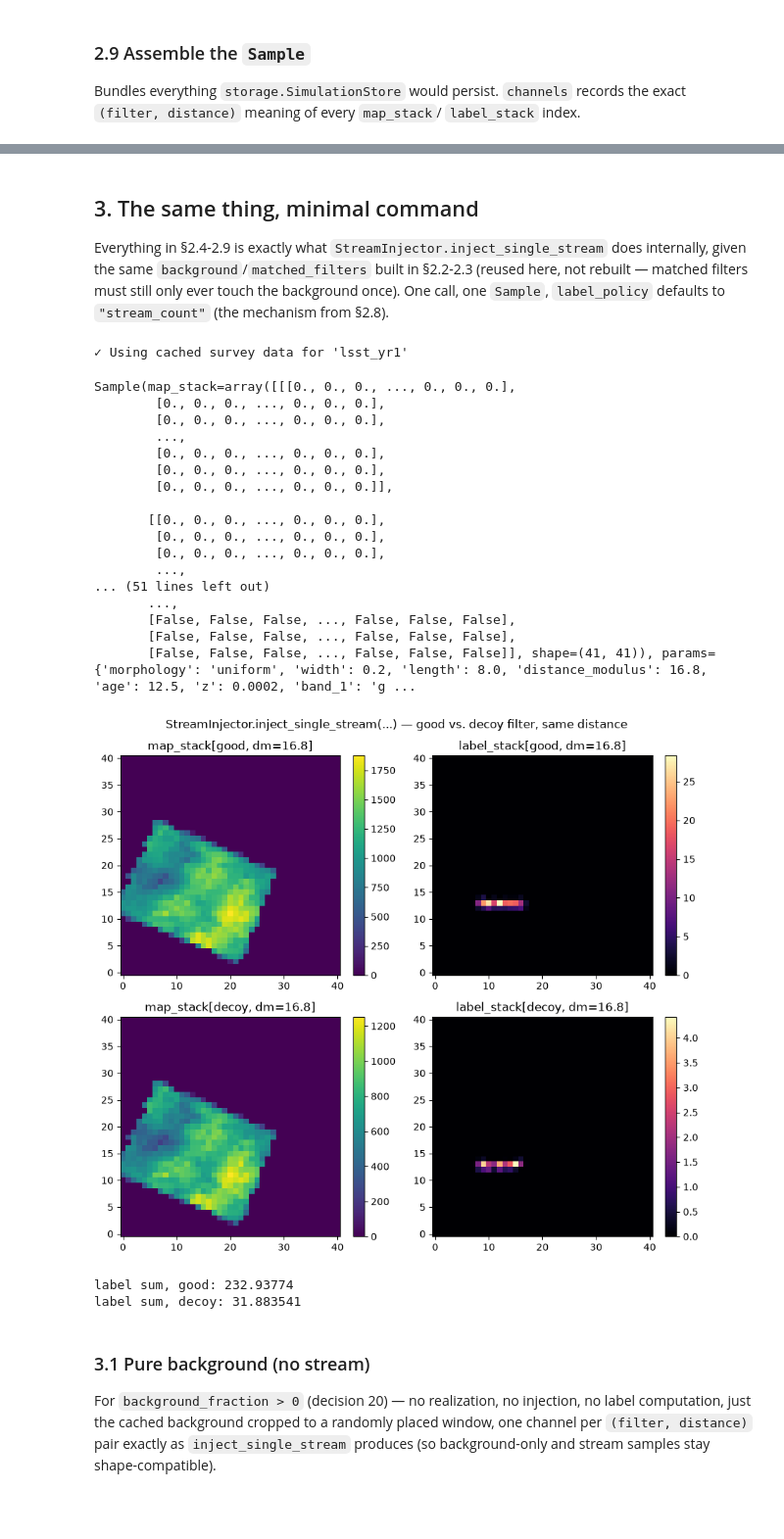
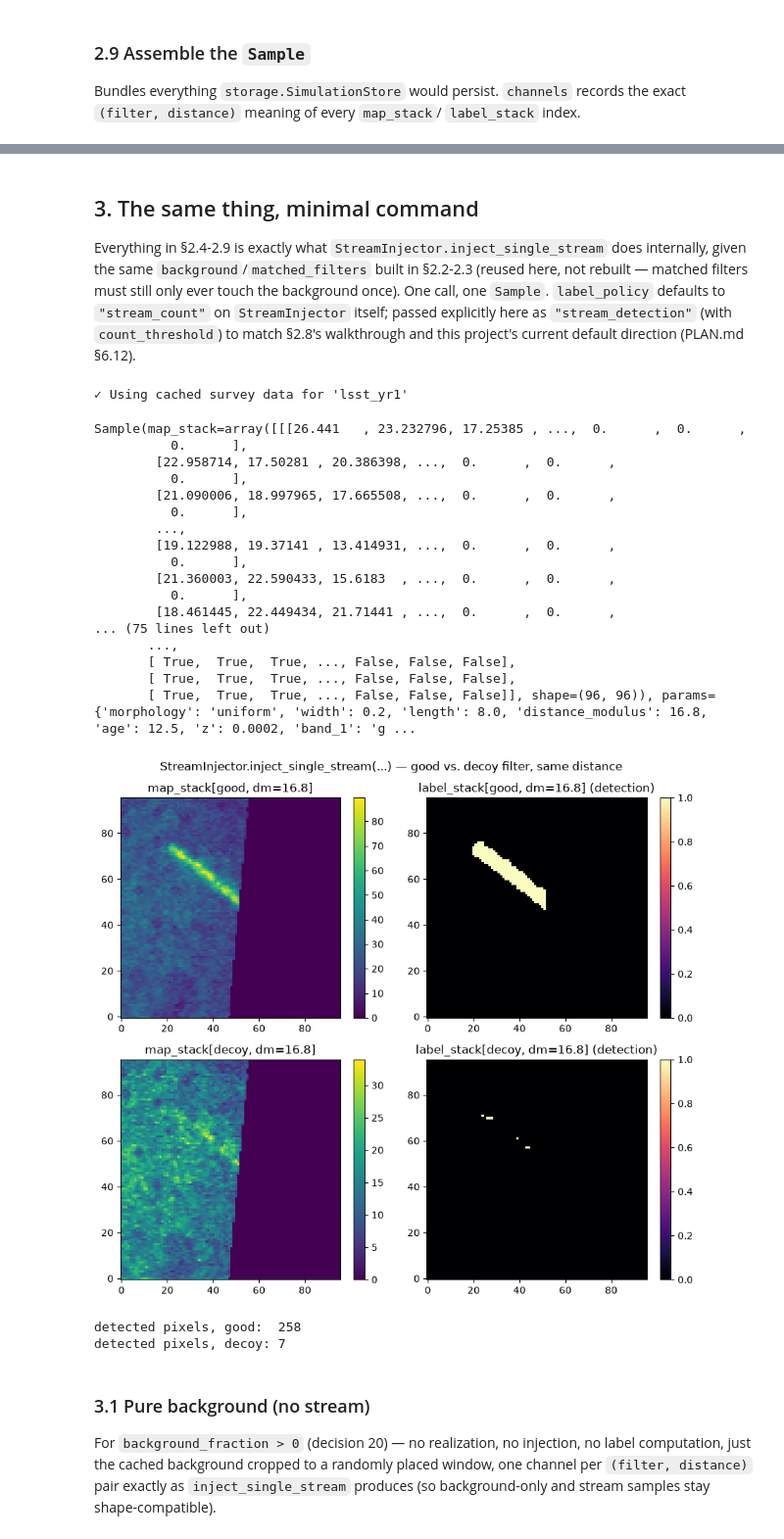
Before and after one commit to MatthieuPE/streamgoggles, a Jupyter notebook: notebooks/create_data.ipynb, the cells around one changed output, grey strips where cells are left out. Shown at 98% size. Cells and saved outputs as stored; diff of their text form; code cells hidden in the pictures; blank space fills up the shorter version.

```diff
--- a/notebooks/create_data.ipynb
+++ b/notebooks/create_data.ipynb
@@ -135,15 +153,38 @@ filters_cfg = dict(
     decoy=dict(type="shifted_box", reference="good", color_shift=0.5, color_width=0.3),
 )
 
+# nside=512 (PLAN.md §6.12): the standard HEALPix resolution for stream
+# search. pixel_scale_deg is deliberately NOT set here -- PixelizationSpec
+# auto-derives it from nside alone (native_pixel_scale_deg), so the pixel
+# size is never picked by hand; only image_size_pix (the window's extent in
+# PIXELS, independent of nside) is a free choice, kept here at a size that
+# comfortably covers the stream's length below with margin for a random
+# window placement/rotation (window <= 30 deg cap, decision 21).
 matched_filter_cfg = dict(
     bands=["g", "r"],
-    pixelization=dict(nside=64, image_size_pix=(41, 41), pixel_scale_deg=1.0),
+    pixelization=dict(nside=512, image_size_pix=(96, 96)),
     distance_moduli=[16.0, 16.8],  # trial distances scanned; 16.8 matches the stream below
 )
 
+# count_threshold: used below (§2.8/§3) to build the label_policy=
+# "stream_detection" binary target from the raw stream-only count
+# (PLAN.md §6.12) -- a pixel is "detected" once its true stream-only count
+# exceeds this many stars. Same value StreamInjector's own
+# label_policy="stream_detection" uses when you pass count_threshold to it.
+count_threshold = 10.0
+
 stream_cfg = dict(
     morphology="uniform",       # "uniform" | "spline" (decision 5)
-    richness={"nstars": 3000},  # or {"mass": 5000.0} or {"surface_brightness": 30.0}
+    # surface_brightness=30 (not nstars=3000, the pre-nside=512 default):
+    # at nside=512's much finer native pixel scale (~0.11 deg/pixel vs the
+    # old demo's 1 deg/pixel), the same total star count spreads over far
+    # more, smaller pixels, so per-pixel counts drop a lot -- verified for
+    # real (PLAN.md §6.12) that a modest richness like nstars=3000 (or even
+    # surface_brightness=32-33) no longer clears count_threshold=10
+    # ANYWHERE in the window at this resolution. surface_brightness=30 (the
+    # bright end of the already-established 30-33 working range) reliably
+    # does, so the walkthrough below actually has something to show.
+    richness={"surface_brightness": 30.0},  # or {"nstars": ...} or {"mass": ...}
     width=0.2,
     length=8.0,
     distance_modulus=16.8,
@@ -490,8 +550,10 @@ Sample(map_stack=array([[[0., 0., 0., ..., 0., 0., 0.],
 Everything in §2.4-2.9 is exactly what `StreamInjector.inject_single_stream`
 does internally, given the same `background`/`matched_filters` built in
 §2.2-2.3 (reused here, not rebuilt — matched filters must still only ever
-touch the background once). One call, one `Sample`, `label_policy` defaults
-to `"stream_count"` (the mechanism from §2.8).
+touch the background once). One call, one `Sample`. `label_policy` defaults
+to `"stream_count"` on `StreamInjector` itself; passed explicitly here as
+`"stream_detection"` (with `count_threshold`) to match §2.8's walkthrough
+and this project's current default direction (PLAN.md §6.12).
 # %%
 injector = StreamInjector(
     background=background,
@@ -505,6 +567,8 @@ injector = StreamInjector(
     bands=tuple(matched_filter_cfg["bands"]),
     richness_kind=richness_kind,
     finalize_cfg=background_cfg["finalize"],
+    label_policy="stream_detection",
+    count_threshold=count_threshold,
 )
 
 stream_params_raw = {k: v for k, v in stream_cfg.items() if k != "richness"}
@@ -514,53 +578,53 @@ sample_minimal = injector.inject_single_stream(stream_params_raw, np.random.defa
 sample_minimal
 # %% [output]
 ✓ Using cached survey data for 'lsst_yr1'
-Sample(map_stack=array([[[0., 0., 0., ..., 0., 0., 0.],
-        [0., 0., 0., ..., 0., 0., 0.],
-        [0., 0., 0., ..., 0., 0., 0.],
+Sample(map_stack=array([[[26.441   , 23.232796, 17.25385 , ...,  0.      ,  0.      ,
+          0.      ],
+        [22.958714, 17.50281 , 20.386398, ...,  0.      ,  0.      ,
+          0.      ],
+        [21.090006, 18.997965, 17.665508, ...,  0.      ,  0.      ,
+          0.      ],
         ...,
-        [0., 0., 0., ..., 0., 0., 0.],
-        [0., 0., 0., ..., 0., 0., 0.],
-        [0., 0., 0., ..., 0., 0., 0.]],
-
-       [[0., 0., 0., ..., 0., 0., 0.],
-        [0., 0., 0., ..., 0., 0., 0.],
-        [0., 0., 0., ..., 0., 0., 0.],
-        ...,
-... (51 lines left out)
+        [19.122988, 19.37141 , 13.414931, ...,  0.      ,  0.      ,
+          0.      ],
+        [21.360003, 22.590433, 15.6183  , ...,  0.      ,  0.      ,
+          0.      ],
+        [18.461445, 22.449434, 21.71441 , ...,  0.      ,  0.      ,
+... (75 lines left out)
        ...,
-       [False, False, False, ..., False, False, False],
-       [False, False, False, ..., False, False, False],
-       [False, False, False, ..., False, False, False]], shape=(41, 41)), params={'morphology': 'uniform', 'width': 0.2, 'length': 8.0, 'distance_modulus': 16.8, 'age': 12.5, 'z': 0.0002, 'band_1': 'g ...
+       [ True,  True,  True, ..., False, False, False],
+       [ True,  True,  True, ..., False, False, False],
+       [ True,  True,  True, ..., False, False, False]], shape=(96, 96)), params={'morphology': 'uniform', 'width': 0.2, 'length': 8.0, 'distance_modulus': 16.8, 'age': 12.5, 'z': 0.0002, 'band_1': 'g ...
 # %%
 # Pick whichever trial distance is closest to the stream's own true
 # distance_modulus, from matched_filter_cfg -- not a hardcoded value, so
 # this stays correct if either config dict above changes.
 channels_minimal = sample_minimal.metadata["channels"]
 closest_dm = min(
     matched_filter_cfg["distance_moduli"],
     key=lambda d: abs(d - stream_cfg["distance_modulus"]),
 )
 good_idx = channels_minimal.index({"filter": "good", "distance_modulus": closest_dm})
 decoy_idx = channels_minimal.index({"filter": "decoy", "distance_modulus": closest_dm})
 
 fig, axes = plt.subplots(2, 2, figsize=(9, 8))
 for row, (name, idx) in enumerate([("good", good_idx), ("decoy", decoy_idx)]):
     im0 = axes[row, 0].imshow(sample_minimal.map_stack[idx], origin="lower", cmap="viridis")
     axes[row, 0].set_title(f"map_stack[{name}, dm={closest_dm}]")
     plt.colorbar(im0, ax=axes[row, 0], fraction=0.046)
-    im1 = axes[row, 1].imshow(sample_minimal.label_stack[idx], origin="lower", cmap="magma")
-    axes[row, 1].set_title(f"label_stack[{name}, dm={closest_dm}]")
+    im1 = axes[row, 1].imshow(sample_minimal.label_stack[idx], origin="lower", cmap="magma", vmin=0, vmax=1)
+    axes[row, 1].set_title(f"label_stack[{name}, dm={closest_dm}] (detection)")
     plt.colorbar(im1, ax=axes[row, 1], fraction=0.046)
 fig.suptitle("StreamInjector.inject_single_stream(...) — good vs. decoy filter, same distance")
 plt.tight_layout()
 plt.show()
 
-print("label sum, good:", sample_minimal.label_stack[good_idx].sum())
-print("label sum, decoy:", sample_minimal.label_stack[decoy_idx].sum())
+print("detected pixels, good: ", int(sample_minimal.label_stack[good_idx].sum()))
+print("detected pixels, decoy:", int(sample_minimal.label_stack[decoy_idx].sum()))
 # %% [output]
-[figure, old version]
+[figure, new version]
-label sum, good: 232.93774
-label sum, decoy: 31.883541
+detected pixels, good:  258
+detected pixels, decoy: 7
 # %% [markdown]
 ### 3.1 Pure background (no stream)
 
```
Also changed, not shown: parts of 17 cells of this notebook, 7 other files.
